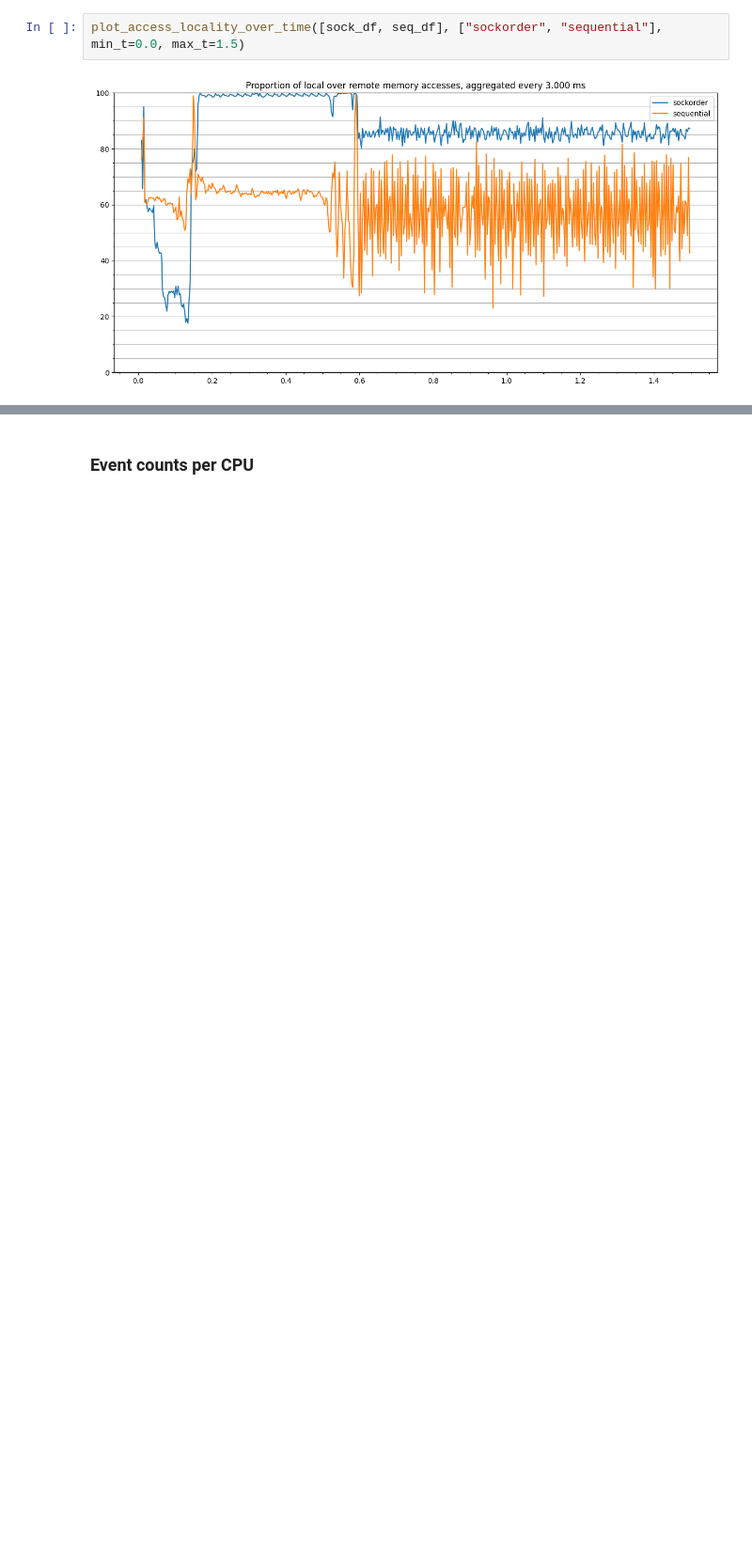
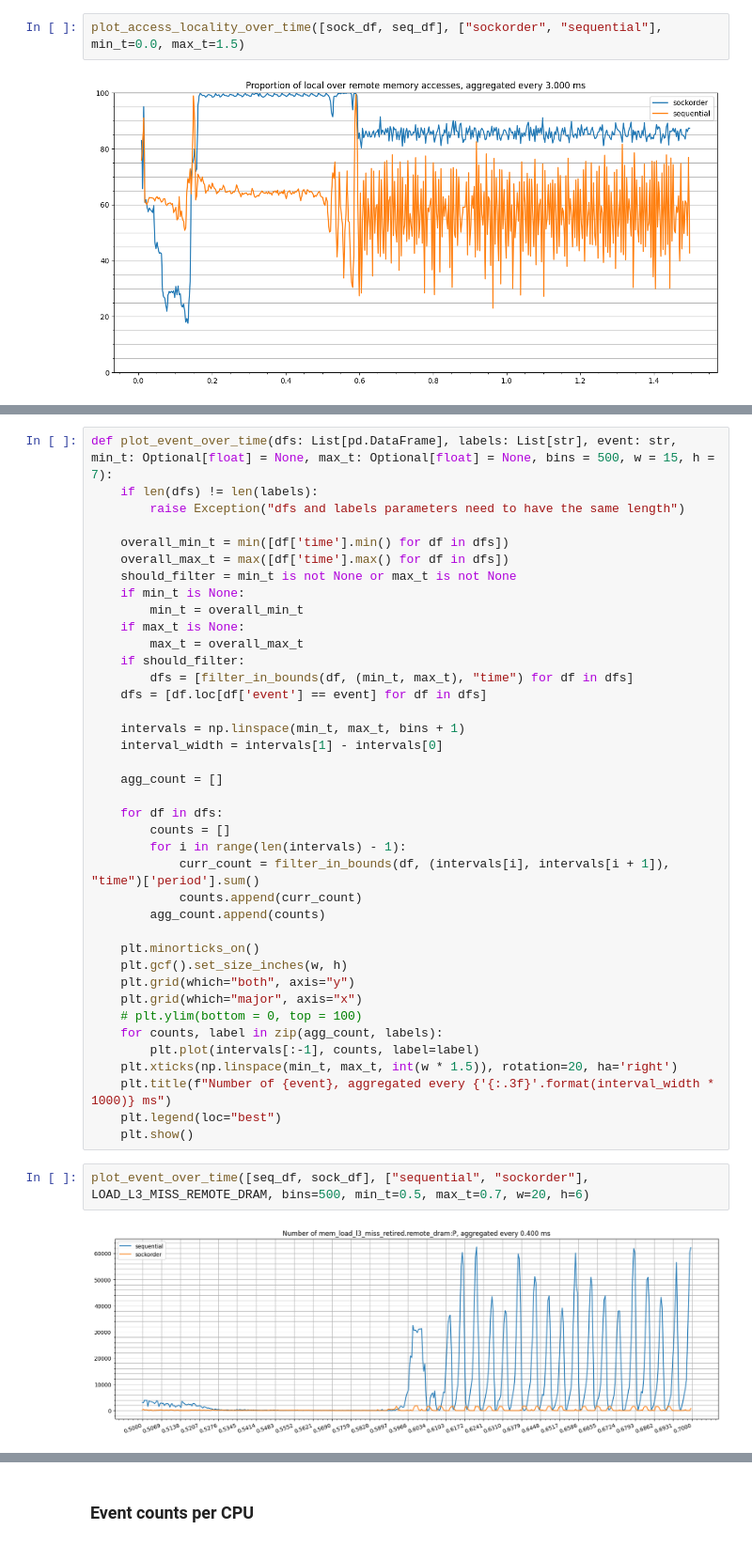
Before and after one commit to clementgd/INRIA-scripts, a Jupyter notebook: perf-mem.ipynb, the cells around one changed output, grey strips where cells are left out. Shown at 94% size. Saved outputs shown, nothing was run; the diff lists cells and outputs as text; blank space fills up the shorter version.

```diff
--- a/perf-mem.ipynb
+++ b/perf-mem.ipynb
@@ -391,0 +387,43 @@ plot_access_locality_over_time([sock_df, seq_df], ["sockorder", "sequential"], m
+# %%
+def plot_event_over_time(dfs: List[pd.DataFrame], labels: List[str], event: str, min_t: Optional[float] = None, max_t: Optional[float] = None, bins = 500, w = 15, h = 7):
+    if len(dfs) != len(labels):
+        raise Exception("dfs and labels parameters need to have the same length")
+
+    overall_min_t = min([df['time'].min() for df in dfs])
+    overall_max_t = max([df['time'].max() for df in dfs])
+    should_filter = min_t is not None or max_t is not None
+    if min_t is None:
+        min_t = overall_min_t
+    if max_t is None:
+        max_t = overall_max_t
+    if should_filter:
+        dfs = [filter_in_bounds(df, (min_t, max_t), "time") for df in dfs]
+    dfs = [df.loc[df['event'] == event] for df in dfs]
+
+    intervals = np.linspace(min_t, max_t, bins + 1)
+    interval_width = intervals[1] - intervals[0]
+
+    agg_count = []
+
+    for df in dfs:
+        counts = []
+        for i in range(len(intervals) - 1):
+            curr_count = filter_in_bounds(df, (intervals[i], intervals[i + 1]), "time")['period'].sum()
+            counts.append(curr_count)
+        agg_count.append(counts)
+
+    plt.minorticks_on()
+    plt.gcf().set_size_inches(w, h)
+    plt.grid(which="both", axis="y")
+    plt.grid(which="major", axis="x")
+    # plt.ylim(bottom = 0, top = 100)
+    for counts, label in zip(agg_count, labels):
+        plt.plot(intervals[:-1], counts, label=label)
+    plt.xticks(np.linspace(min_t, max_t, int(w * 1.5)), rotation=20, ha='right')
+    plt.title(f"Number of {event}, aggregated every {'{:.3f}'.format(interval_width * 1000)} ms")
+    plt.legend(loc="best")
+    plt.show()
+# %%
+plot_event_over_time([seq_df, sock_df], ["sequential", "sockorder"], LOAD_L3_MISS_REMOTE_DRAM, bins=500, min_t=0.5, max_t=0.7, w=20, h=6)
+# %% [output]
+[figure, added]
```
Also changed, not shown: parts of 43 cells of this notebook.
